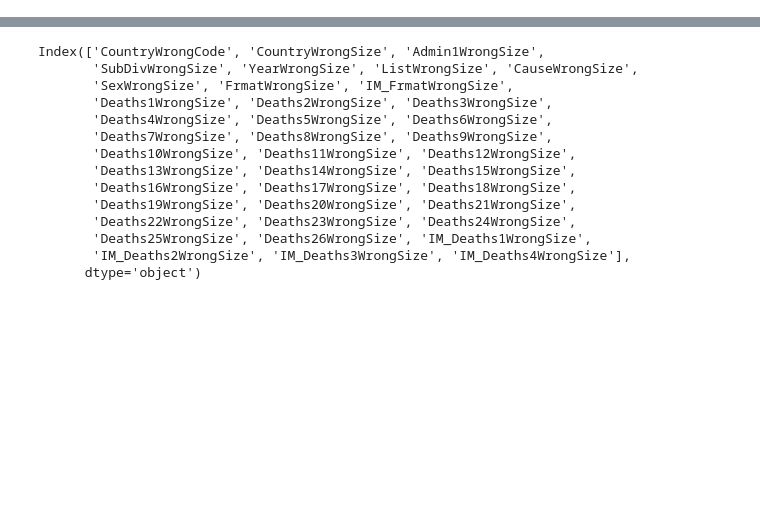
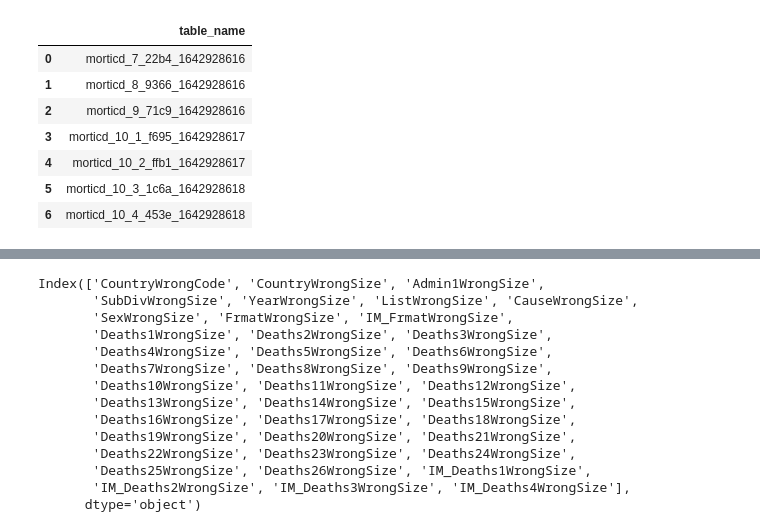
Before and after one commit to Leixb/UPC-ADSDB_e2e, a Jupyter notebook: notebooks/dataQuality.ipynb, the cells around one changed output, grey strips where cells are left out. Saved outputs shown, nothing was run; the diff lists cells and outputs as text; code cells hidden in the pictures; blank space fills up the shorter version.

```diff
--- a/notebooks/dataQuality.ipynb
+++ b/notebooks/dataQuality.ipynb
@@ -7,0 +29,12 @@ conn = psycopg2.connect(dbname=config['DBNAME'], user=config['USER'], password=c
+# %%
+df_lastupdate_tables = df_tables['table_name'].apply(lambda x: max_timestamp in x)
+df_tables[df_lastupdate_tables]
+# %% [output]
+|  | table_name |
+| 0 | morticd_7_22b4_1642928616 |
+| 1 | morticd_8_9366_1642928616 |
+| 2 | morticd_9_71c9_1642928616 |
+| 3 | morticd_10_1_f695_1642928617 |
+| 4 | morticd_10_2_ffb1_1642928617 |
+| 5 | morticd_10_3_1c6a_1642928618 |
+| 6 | morticd_10_4_453e_1642928618 |
```
Also changed, not shown: parts of 12 cells of this notebook, 8 other files.
